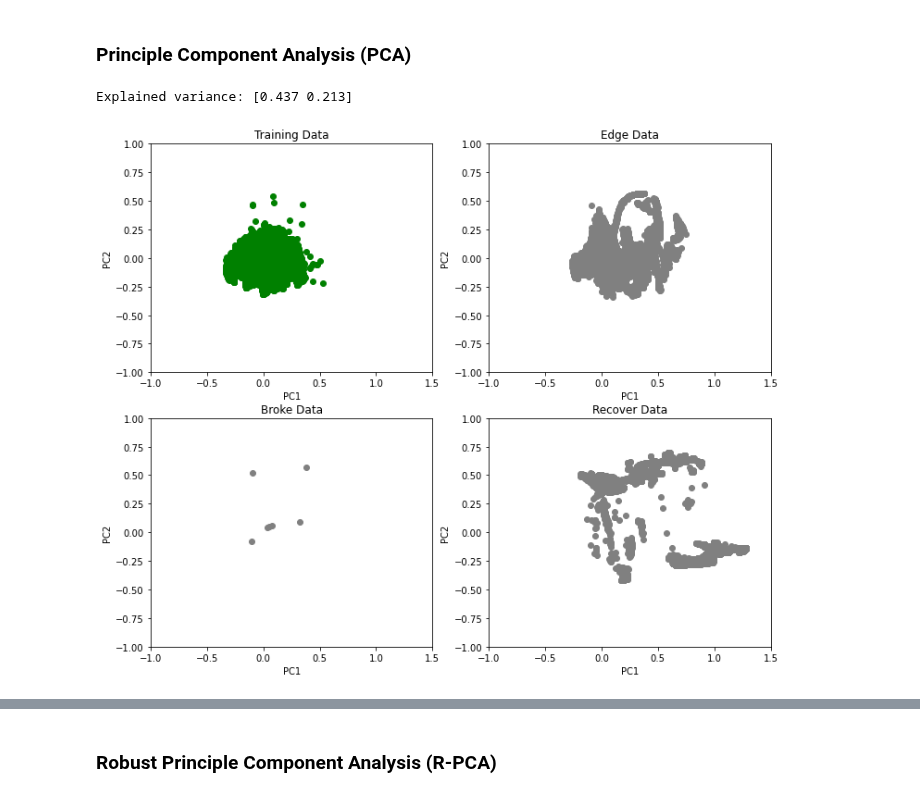
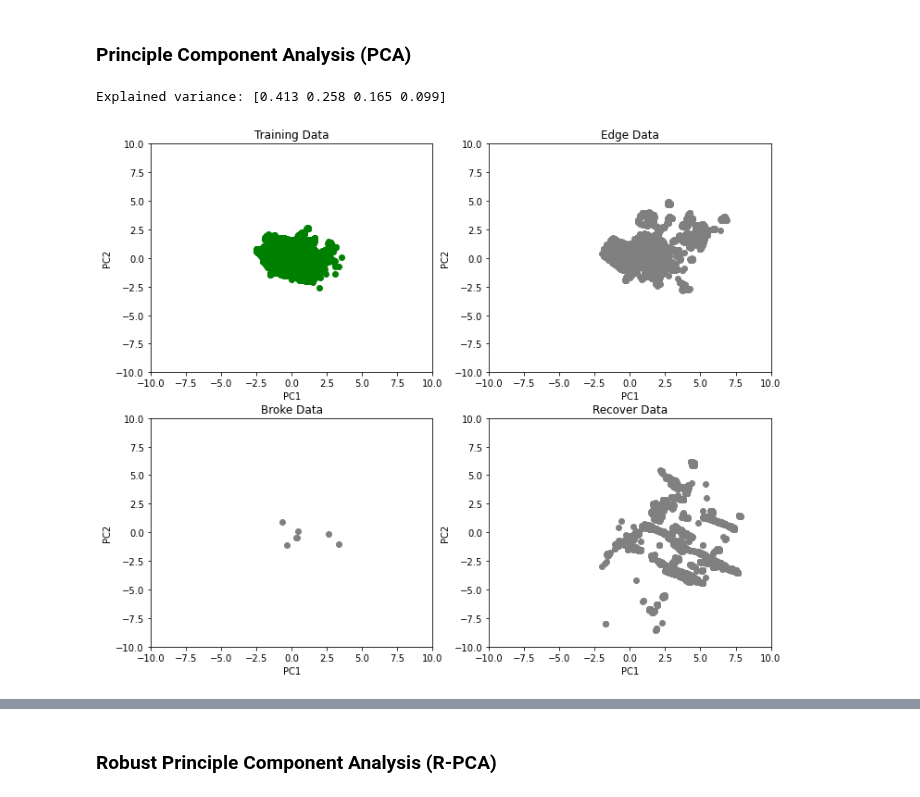
Before and after one commit to 3minuterecord/predictiveMaintenancePortfolio, a Jupyter notebook: Pump Sensor Predictive Maintenance.ipynb, the cells around one changed output, grey strips where cells are left out. Cells and saved outputs as stored; diff of their text form; code cells hidden in the pictures.

```diff
--- a/Pump Sensor Predictive Maintenance.ipynb
+++ b/Pump Sensor Predictive Maintenance.ipynb
@@ -201,7 +186,8 @@ df_set
 # %%
 # Scale the data (between 0 and 1)
 df_num = df_set.drop(['timestamp', 'machine_status'], axis = 1)
-scaler = preprocessing.MinMaxScaler()
+#scaler = preprocessing.MinMaxScaler()
+scaler = preprocessing.StandardScaler()
 df_set_scaled = pd.DataFrame(scaler.fit_transform(df_num), columns = df_num.columns, index = df_num.index)
 df_set_scaled['timestamp'] = df_set['timestamp']
 df_set_scaled['machine_status'] = df_set['machine_status']
@@ -325,10 +313,14 @@ Test dataset 2 ['BROKEN']
 Test dataset 3 ['RECOVERING']
 # %%
 # Prepare data for PCA
+cut_date = pd.to_datetime('2018-08-01 00:00:00', format = '%Y-%m-%d %H:%M:%S')
 df_train = df_norm.loc[:, include_cols]
+dh= df_train.loc[df_train['timestamp'] <= cut_date,:]
+tail = dfe_train.loc[df_train['timestamp'] > cut_date,:]
 df_train = df_train.drop(['machine_status', 'timestamp'], axis = 1)
 
-df_test1 = df_abnorm_lead.loc[:, include_cols]
+boundaries = df_abnorm_lead.loc[:, include_cols]
+df_test1 = pd.concat([boundaries, tail])
 df_test1 = df_test1.drop(['machine_status', 'timestamp'], axis = 1)
 
 df_test2 = df_abnorm_broke.loc[:, include_cols]
@@ -358,7 +349,8 @@ for sen in df_train.columns:
 ### Principle Component Analysis (PCA)
 # %%
 # Define the PCA model (all compoments)
-n_comps = 2 # How many dimensions you want to reduce to
+from sklearn.decomposition import PCA, KernelPCA
+n_comps = 4 # How many dimensions you want to reduce to
 pca = PCA(n_components = n_comps, svd_solver = 'full')
 
 # Compute PCA components for the training set
@@ -386,47 +378,47 @@ X_test3_PCA.index = df_test3.index
 np.set_printoptions(precision = 3, suppress=True)
 print('Explained variance:', pca.explained_variance_ratio_)
 # %% [output]
-Explained variance: [0.437 0.213]
+Explained variance: [0.413 0.258 0.165 0.099]
 # %%
 # Plot PC1 vs PC2 for training & test sets
 fig, axes = plt.subplots(2, 2, figsize = (12, 10))
 gs = gridspec.GridSpec(2, 2, width_ratios = [1, 1])
 
 ax0 = plt.subplot(gs[0])
 ax0.scatter(X_train_PCA.loc[:, 0], X_train_PCA.loc[:, 1], color = 'green')
 ax0.set_xlabel('PC1')
 ax0.set_ylabel('PC2')
-ax0.set_xlim(-1, 1.5)
-ax0.set_ylim(-1, 1)
+ax0.set_xlim(-10, 10)
+ax0.set_ylim(-10, 10)
 ax0.set_title('Training Data')
 
 ax1 = plt.subplot(gs[1])
 ax1.scatter(X_test1_PCA.loc[:, 0], X_test1_PCA.loc[:, 1], color = 'grey')
 ax1.set_xlabel('PC1')
 ax1.set_ylabel('PC2')
-ax1.set_xlim(-1, 1.5)
-ax1.set_ylim(-1, 1)
+ax1.set_xlim(-10, 10)
+ax1.set_ylim(-10, 10)
 ax1.set_title('Edge Data')
 
 ax2 = plt.subplot(gs[2])
 ax2.scatter(X_test2_PCA.loc[:, 0], X_test2_PCA.loc[:, 1], color = 'grey')
 ax2.set_xlabel('PC1')
 ax2.set_ylabel('PC2')
-ax2.set_xlim(-1, 1.5)
-ax2.set_ylim(-1, 1)
+ax2.set_xlim(-10, 10)
+ax2.set_ylim(-10, 10)
 ax2.set_title('Broke Data')
 
 ax3 = plt.subplot(gs[3])
 ax3.scatter(X_test3_PCA.loc[:, 0], X_test3_PCA.loc[:, 1], color = 'grey')
 ax3.set_xlabel('PC1')
 ax3.set_ylabel('PC2')
-ax3.set_xlim(-1, 1.5)
-ax3.set_ylim(-1, 1)
+ax3.set_xlim(-10, 10)
+ax3.set_ylim(-10, 10)
 ax3.set_title('Recover Data')
 
 plt.show()
 # %% [output]
-[figure, old version]
+[figure, new version]
 # %%
 # Move on to calculate Mahalanobis Distance
 # This is a multivatiate distance from centroid calculation that
```
Also changed, not shown: parts of 48 cells of this notebook, 2 other files.
